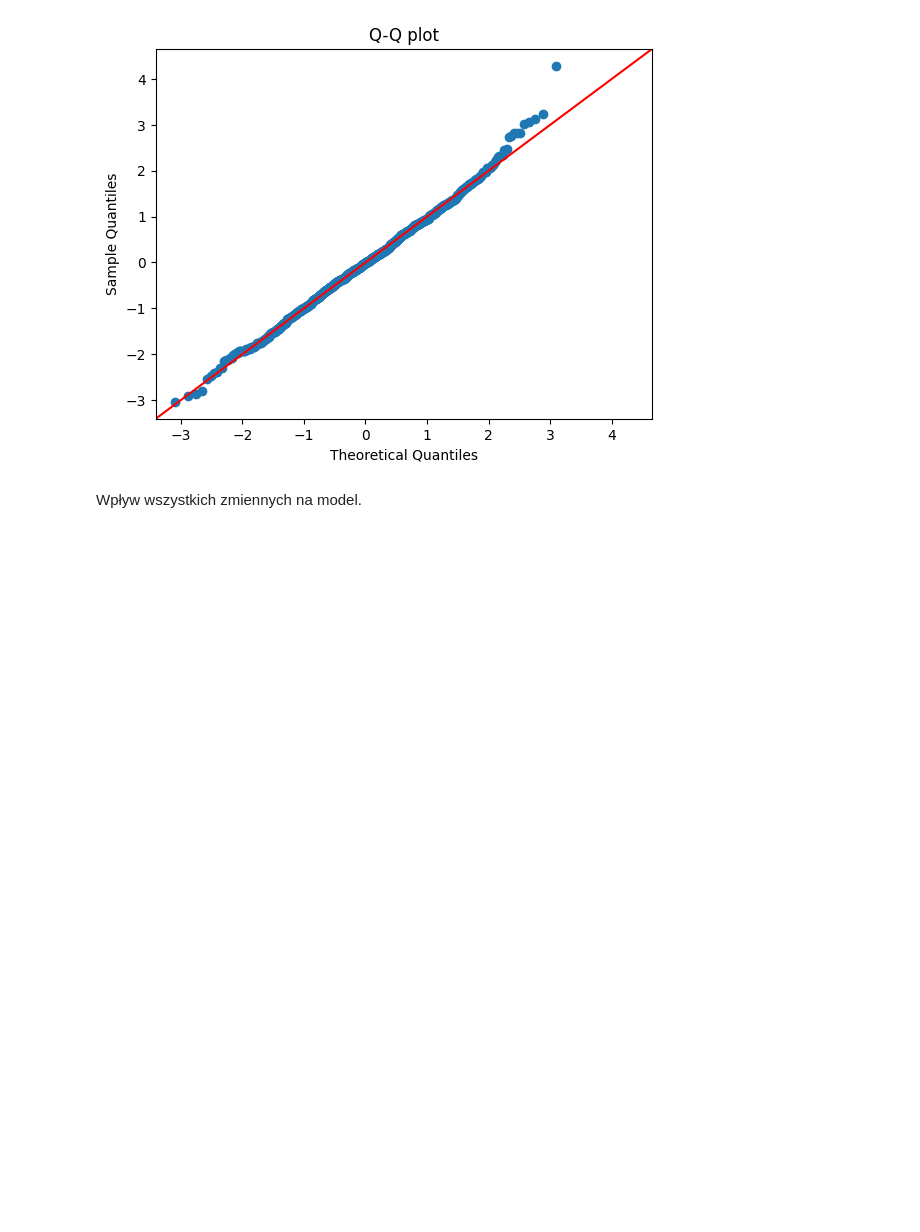
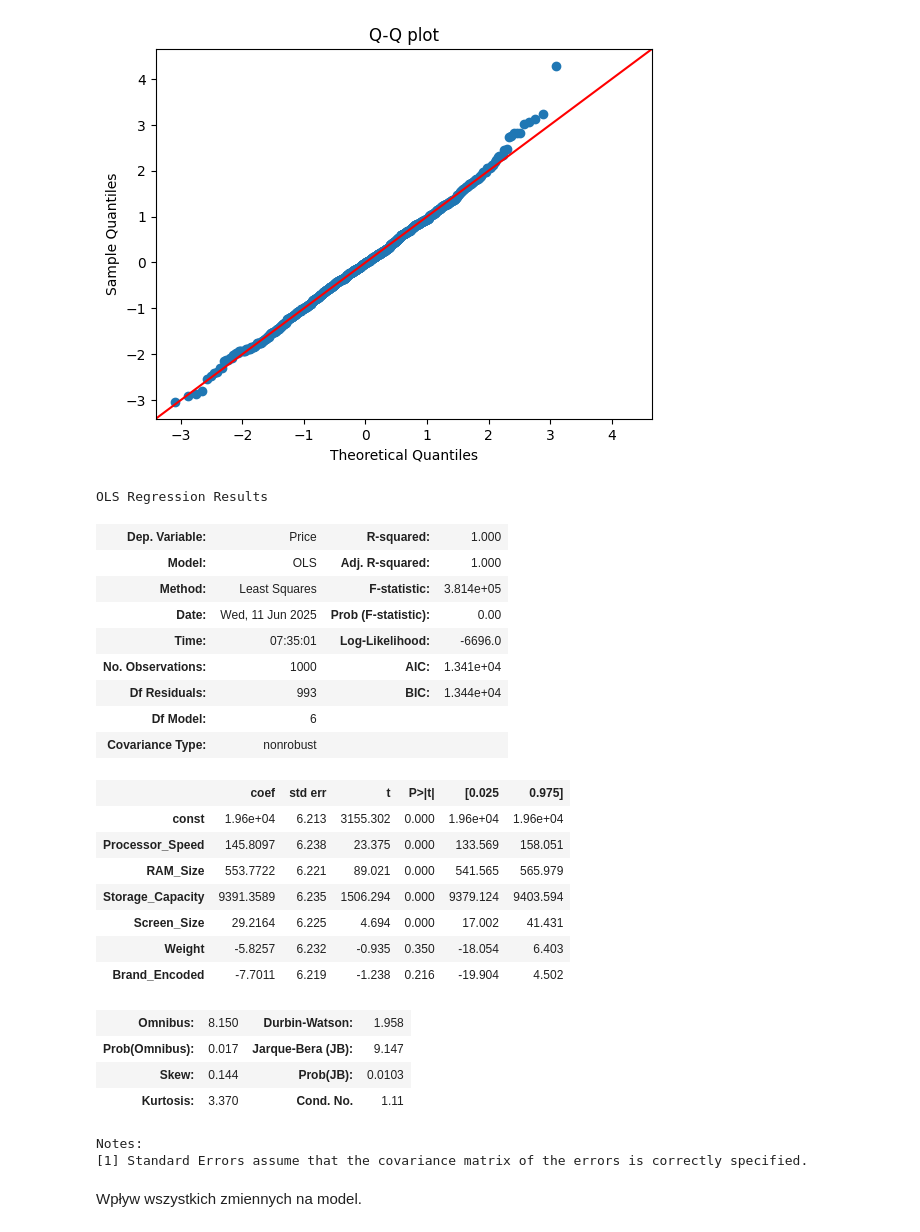
Before and after one commit to JedWojtowicz/MAD_SWPS_Jedrzej_Wojtowicz_3, a Jupyter notebook: MAD_JW_Projekt.ipynb, the cells around one changed output. Saved outputs shown, nothing was run; the diff lists cells and outputs as text; code cells hidden in the pictures; blank space fills up the shorter version.

```diff
--- a/MAD_JW_Projekt.ipynb
+++ b/MAD_JW_Projekt.ipynb
@@ -350,6 +350,33 @@ plt.title("Q-Q plot")
 plt.show()
 # %% [output]
 [figure]
+# %%
+model.summary()
+# %% [output]
+OLS Regression Results
+| Dep. Variable: | Price | R-squared: | 1.000 |
+| Model: | OLS | Adj. R-squared: | 1.000 |
+| Method: | Least Squares | F-statistic: | 3.814e+05 |
+| Date: | Wed, 11 Jun 2025 | Prob (F-statistic): | 0.00 |
+| Time: | 07:35:01 | Log-Likelihood: | -6696.0 |
+| No. Observations: | 1000 | AIC: | 1.341e+04 |
+| Df Residuals: | 993 | BIC: | 1.344e+04 |
+| Df Model: | 6 |  |  |
+| Covariance Type: | nonrobust |  |  |
+|  | coef | std err | t | P>|t| | [0.025 | 0.975] |
+| const | 1.96e+04 | 6.213 | 3155.302 | 0.000 | 1.96e+04 | 1.96e+04 |
+| Processor_Speed | 145.8097 | 6.238 | 23.375 | 0.000 | 133.569 | 158.051 |
+| RAM_Size | 553.7722 | 6.221 | 89.021 | 0.000 | 541.565 | 565.979 |
+| Storage_Capacity | 9391.3589 | 6.235 | 1506.294 | 0.000 | 9379.124 | 9403.594 |
+| Screen_Size | 29.2164 | 6.225 | 4.694 | 0.000 | 17.002 | 41.431 |
+| Weight | -5.8257 | 6.232 | -0.935 | 0.350 | -18.054 | 6.403 |
+| Brand_Encoded | -7.7011 | 6.219 | -1.238 | 0.216 | -19.904 | 4.502 |
+| Omnibus: | 8.150 | Durbin-Watson: | 1.958 |
+| Prob(Omnibus): | 0.017 | Jarque-Bera (JB): | 9.147 |
+| Skew: | 0.144 | Prob(JB): | 0.0103 |
+| Kurtosis: | 3.370 | Cond. No. | 1.11 |
+Notes:
+[1] Standard Errors assume that the covariance matrix of the errors is correctly specified.
 # %% [markdown]
 Wpływ wszystkich zmiennych na model.
 # %%
```
Also changed, not shown: parts of 2 cells of this notebook.
